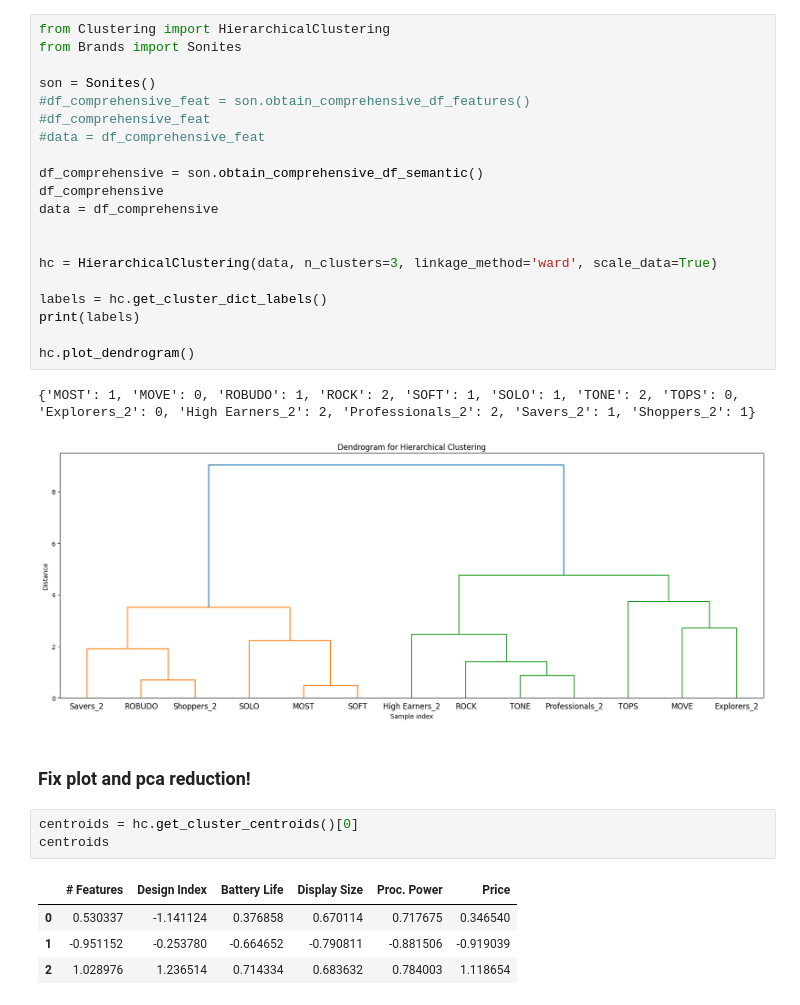
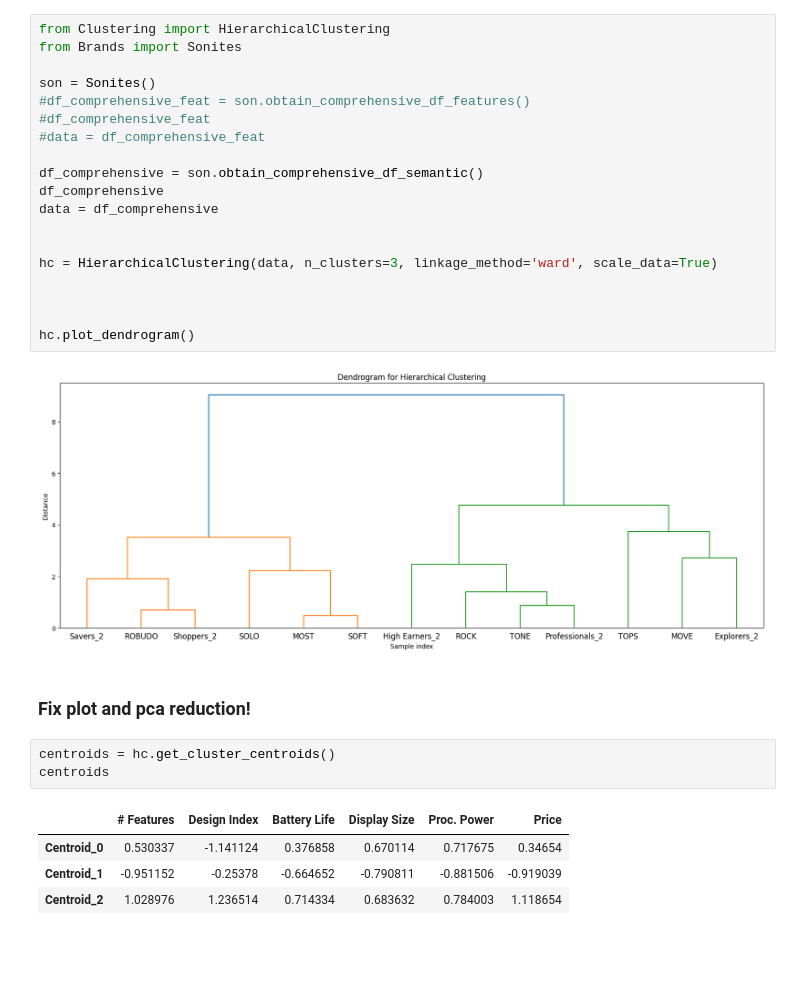
Before and after one commit to FedericoCortesi/Markstrat, a Jupyter notebook: clustering.ipynb, the cells around one changed output. Drawn from its saved outputs; the diff is of its cells as text; blank space fills up the shorter version.

```diff
--- a/clustering.ipynb
+++ b/clustering.ipynb
@@ -14,23 +14,21 @@ data = df_comprehensive
 
 hc = HierarchicalClustering(data, n_clusters=3, linkage_method='ward', scale_data=True)
 
-labels = hc.get_cluster_dict_labels()
-print(labels)
+
 
 hc.plot_dendrogram()
 # %% [output]
-{'MOST': 1, 'MOVE': 0, 'ROBUDO': 1, 'ROCK': 2, 'SOFT': 1, 'SOLO': 1, 'TONE': 2, 'TOPS': 0, 'Explorers_2': 0, 'High Earners_2': 2, 'Professionals_2': 2, 'Savers_2': 1, 'Shoppers_2': 1}
 [figure]
 # %% [markdown]
 ### Fix plot and pca reduction!
 # %%
-centroids = hc.get_cluster_centroids()[0]
+centroids = hc.get_cluster_centroids()
 centroids
 # %% [output]
 |  | # Features | Design Index | Battery Life | Display Size | Proc. Power | Price |
-| 0 | 0.530337 | -1.141124 | 0.376858 | 0.670114 | 0.717675 | 0.346540 |
-| 1 | -0.951152 | -0.253780 | -0.664652 | -0.790811 | -0.881506 | -0.919039 |
-| 2 | 1.028976 | 1.236514 | 0.714334 | 0.683632 | 0.784003 | 1.118654 |
+| Centroid_0 | 0.530337 | -1.141124 | 0.376858 | 0.670114 | 0.717675 | 0.34654 |
+| Centroid_1 | -0.951152 | -0.25378 | -0.664652 | -0.790811 | -0.881506 | -0.919039 |
+| Centroid_2 | 1.028976 | 1.236514 | 0.714334 | 0.683632 | 0.784003 | 1.118654 |
 # %%
 hc.data_scaled
 # %% [output]
```
Also changed, not shown: parts of 5 cells of this notebook, 1 other file.
